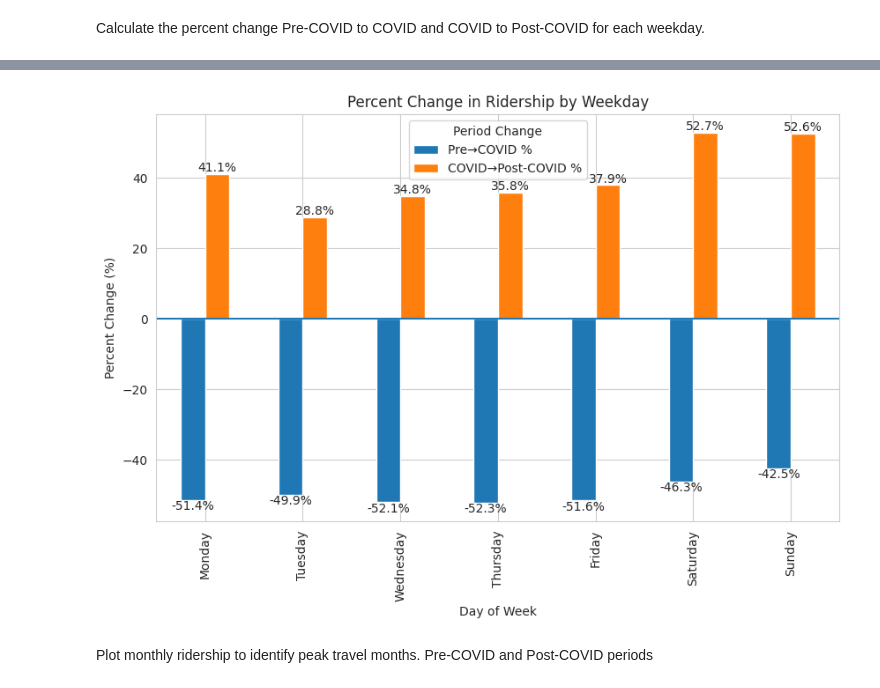
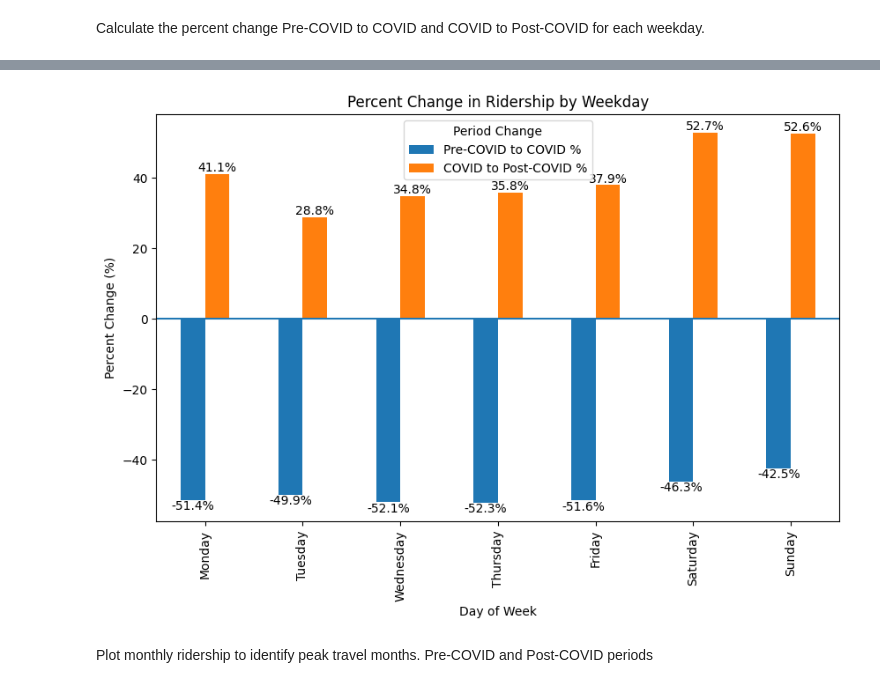
Before and after one commit to SLucy0/Data_Analytics, a Jupyter notebook: Capstone.ipynb, the cells around one changed output, grey strips where cells are left out. Drawn from its saved outputs; the diff is of its cells as text; code cells hidden in the pictures.

```diff
--- a/Capstone.ipynb
+++ b/Capstone.ipynb
@@ -456,12 +462,12 @@ ridership_wide = ridership.unstack(level='period')
 # Calculate percent changes between Pre-COVID and COVID, and COVID and Post-COVID
 ridership_pct = pd.DataFrame(index=ridership_wide.index)
 
-ridership_pct['Pre→COVID %'] = (
+ridership_pct['Pre-COVID to COVID %'] = (
     (ridership_wide['COVID'] - ridership_wide['Pre-COVID'])
     / ridership_wide['Pre-COVID'] * 100
 )
 
-ridership_pct['COVID→Post-COVID %'] = (
+ridership_pct['COVID to Post-COVID %'] = (
     (ridership_wide['Post-COVID'] - ridership_wide['COVID'])
     / ridership_wide['COVID'] * 100
 )
@@ -472,7 +478,7 @@ ridership_pct = ridership_pct.round(1)
 print(ridership_pct)
 
 # Place the columns in Pre-COVID and Post-COVID
-column_order = ['Pre→COVID %', 'COVID→Post-COVID %']
+column_order = ['Pre-COVID to COVID %', 'COVID to Post-COVID %']
 
 ridership_pct = ridership_pct[column_order]
 
@@ -514,4 +520,4 @@ Sunday           -42.5                52.6
-[figure, old version]
+[figure, new version]
 # %% [markdown]
 Plot monthly ridership to identify peak travel months. Pre-COVID and Post-COVID periods
 # %%
```
Also changed, not shown: parts of 8 cells of this notebook.
